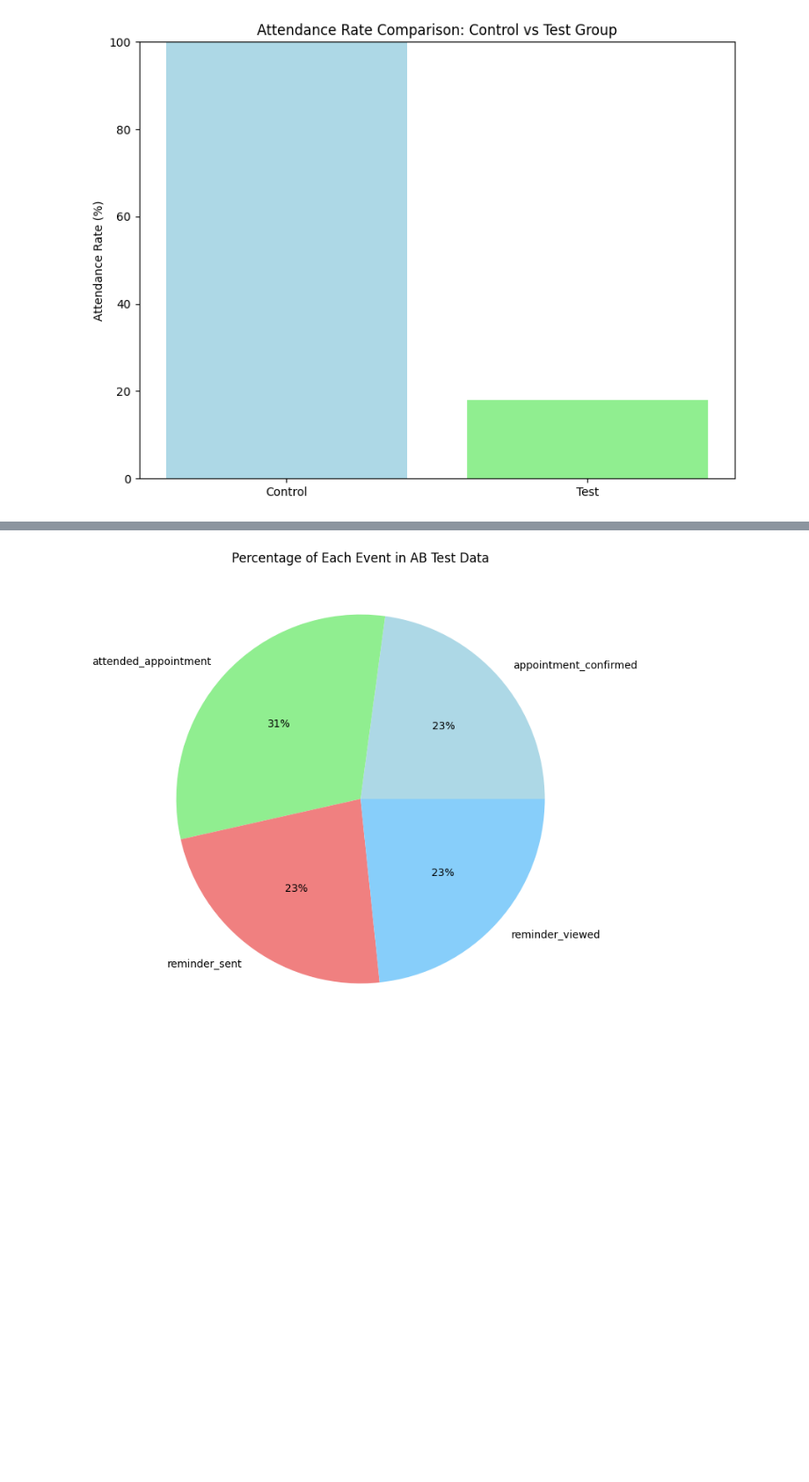
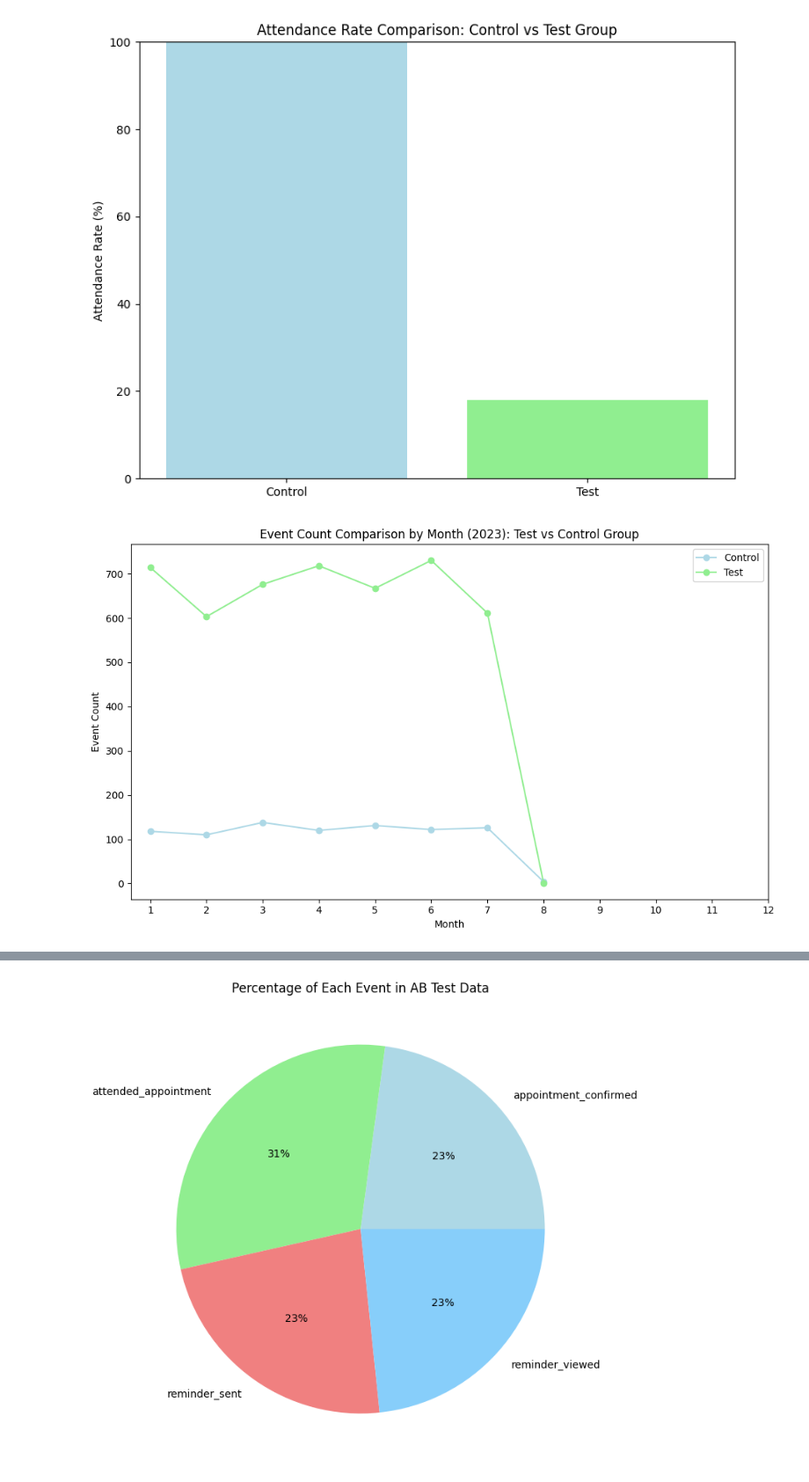
Before and after one commit to Ismat-Samadov/kyla_ProductAnalyst, a Jupyter notebook: task.ipynb, the cells around one changed output, grey strips where cells are left out. Shown at 88% size. Drawn from its saved outputs; the diff is of its cells as text; code cells hidden in the pictures; blank space fills up the shorter version.

```diff
--- a/task.ipynb
+++ b/task.ipynb
@@ -108,3 +109,39 @@ Test Group Attendance Rate: 18.07555833855145
 Control Group Counts: {'Total Control Group': 869, 'Attended Control Group': 869}
 Test Group Counts: {'Total Test Group': 4791, 'Attended Test Group': 866}
 [figure]
+# %%
+# Ensure 'event_datetime' is in datetime format
+ab_test_data['event_datetime'] = pd.to_datetime(ab_test_data['event_datetime'])
+
+# Extract the year from the 'event_datetime' for time-based analysis
+ab_test_data['year'] = ab_test_data['event_datetime'].dt.year
+ab_test_data['month'] = ab_test_data['event_datetime'].dt.month
+
+# Filter data for the year 2023
+data_2023 = ab_test_data[ab_test_data['year'] == 2023]
+
+# Grouping by 'group' and 'month' for 2023
+monthly_data_2023 = data_2023.groupby(['group', 'month']).size().reset_index(name='count')
+
+# Plotting comparison for Test and Control groups by month in 2023
+plt.figure(figsize=(10, 6))
+
+# Plotting for Control group
+control_data_2023 = monthly_data_2023[monthly_data_2023['group'] == 'Control']
+plt.plot(control_data_2023['month'], control_data_2023['count'], label='Control', marker='o', color='lightblue')
+
+# Plotting for Test group
+test_data_2023 = monthly_data_2023[monthly_data_2023['group'] == 'Test']
+plt.plot(test_data_2023['month'], test_data_2023['count'], label='Test', marker='o', color='lightgreen')
+
+plt.xlabel('Month')
+plt.ylabel('Event Count')
+plt.title('Event Count Comparison by Month (2023): Test vs Control Group')
+plt.xticks(range(1, 13))
+plt.legend()
+
+# Display the plot
+plt.tight_layout()
+plt.show()
+# %% [output]
+[figure, added]
```
Also changed, not shown: parts of 5 cells of this notebook.
